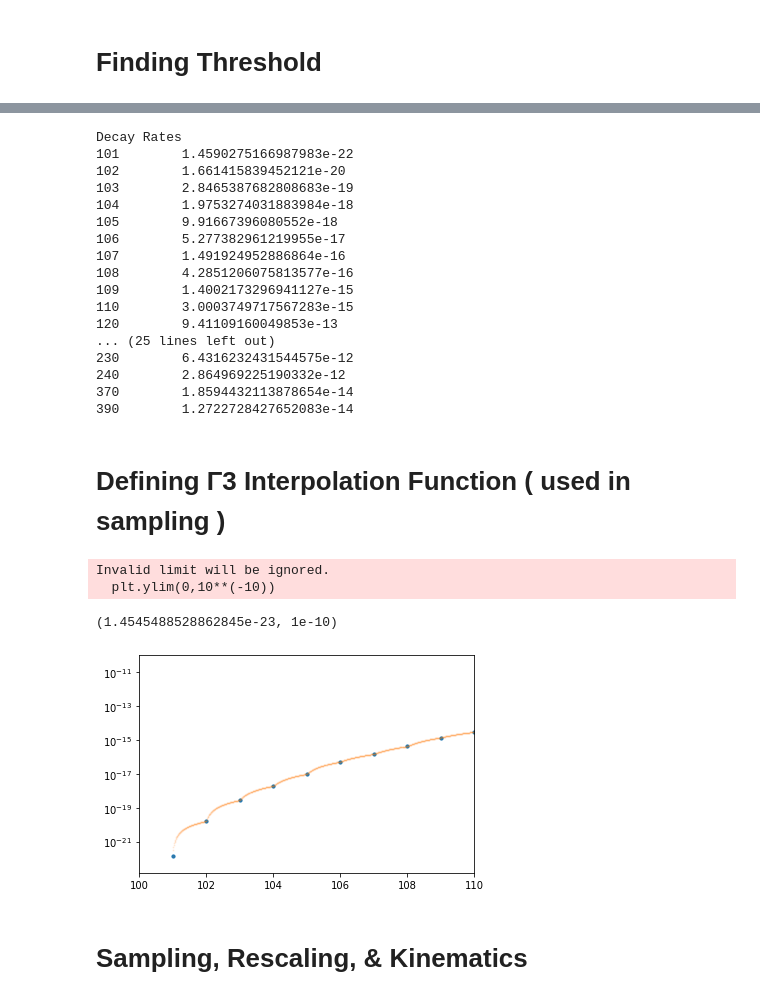
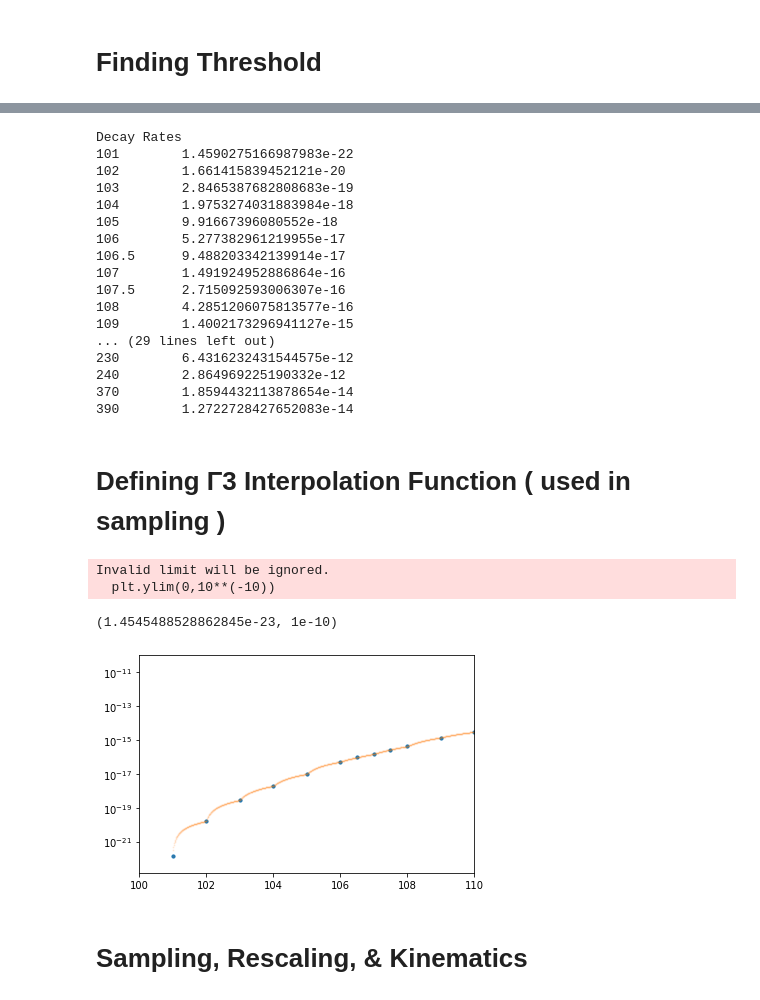
Before and after one commit to sferrante/VegasMC_WIC, a Jupyter notebook: VegasMC_WIC_Generation.ipynb, the cells around one changed output, grey strips where cells are left out. Saved outputs shown, nothing was run; the diff lists cells and outputs as text; code cells hidden in the pictures.

```diff
--- a/VegasMC_WIC_Generation.ipynb
+++ b/VegasMC_WIC_Generation.ipynb
@@ -203,8 +203,9 @@ ThreeBodyDecayPlot.addFeatures([d3Γ3_ds[IndOfM(200)]], [r'$μ_{2}$',r"$x_{3}$",
 # %% [markdown]
 # Finding Threshold
 # %%
-# # Compute some extra masses near the gap
+# Compute some extra masses near the gap
 # masses = [103.5, 104.5, 105.25, 105.5, 106, 107, 108, 109, 110, 115]
-# for i, m in enumerate(masses):
-#     d3Γ3_ds.append(m)
-#     d3Γ3_ds.append(VMC.run_MC_dΓ3_dμ2(NPoints, m, 100, μϼ100R80_k1010, Δm2(m, MassSpec)))
+masses = [106.5, 107.5]
+for i, m in enumerate(masses):
+    d3Γ3_ds.append(m)
+    d3Γ3_ds.append(VMC.run_MC_dΓ3_dμ2(NPoints, m, 100, μϼ100R80_k1010, Δm2(m, MassSpec)))
@@ -212,7 +226,7 @@ ThreeBodyDecayPlot.addFeatures([d3Γ3_ds[IndOfM(200)]], [r'$μ_{2}$',r"$x_{3}$",
 ###############
 # Decay Rates #
 ###############
-masses = [101,102,103,104,105,106,107,108,109,110,
+masses = [101,102,103,104,105,106,106.5,107,107.5,108,109,110,
           120, 180, 200, 210, 220, 230, 240, 370, 390]
 
 Γ3 = []
@@ -248,12 +262,12 @@ Decay Rates
 104        1.9753274031883984e-18
 105        9.91667396080552e-18
 106        5.277382961219955e-17
+106.5      9.488203342139914e-17
 107        1.491924952886864e-16
+107.5      2.715092593006307e-16
 108        4.2851206075813577e-16
 109        1.4002173296941127e-15
-110        3.0003749717567283e-15
-120        9.41109160049853e-13
-... (25 lines left out)
+... (29 lines left out)
 230        6.4316232431544575e-12
 240        2.864969225190332e-12
 370        1.8594432113878654e-14
@@ -263,25 +277,25 @@ Decay Rates
 # %%
 ## 3-body Rate Interpolation
 RateArray = []
-masspoints = [101,102,103,104,105,106,107,108,109,110,120,130,140,150,160,170,180,190,
+masspoints = [101,102,103,104,105,106,106.5,107,107.5,108,109,110,120,130,140,150,160,170,180,190,
               195,200,210,220,230,240,250,260,270,280,290,
               300,310,320,330,340,350,360,370,380,390]
 for m in masspoints:
 #     RateArray.append(eval('d3Γ3_dμ2dx3dx4_μ1_' + str(m) + '_dict')['Integral'])
     RateArray.append(d3Γ3_ds[IndOfM(m)]['Integral'])
 Γ3_interp = sp.interpolate.interp1d(masspoints, RateArray, kind='linear')
 plt.scatter(masspoints, RateArray, s=10)
 ms = np.arange(101,390,1/100)
 plt.scatter(ms, Γ3_interp(ms), s=1, alpha=0.1)
 # plt.xscale('log')
 plt.yscale('log')
 plt.xlim(100,110)
 plt.ylim(0,10**(-10))
 # %% [output]
 Invalid limit will be ignored.
   plt.ylim(0,10**(-10))
 (1.4545488528862845e-23, 1e-10)
-[figure, old version]
+[figure, new version]
 # %% [markdown]
 # Sampling, Rescaling, & Kinematics
 # %%
```
Also changed, not shown: parts of 2 cells of this notebook, 1 other file.
